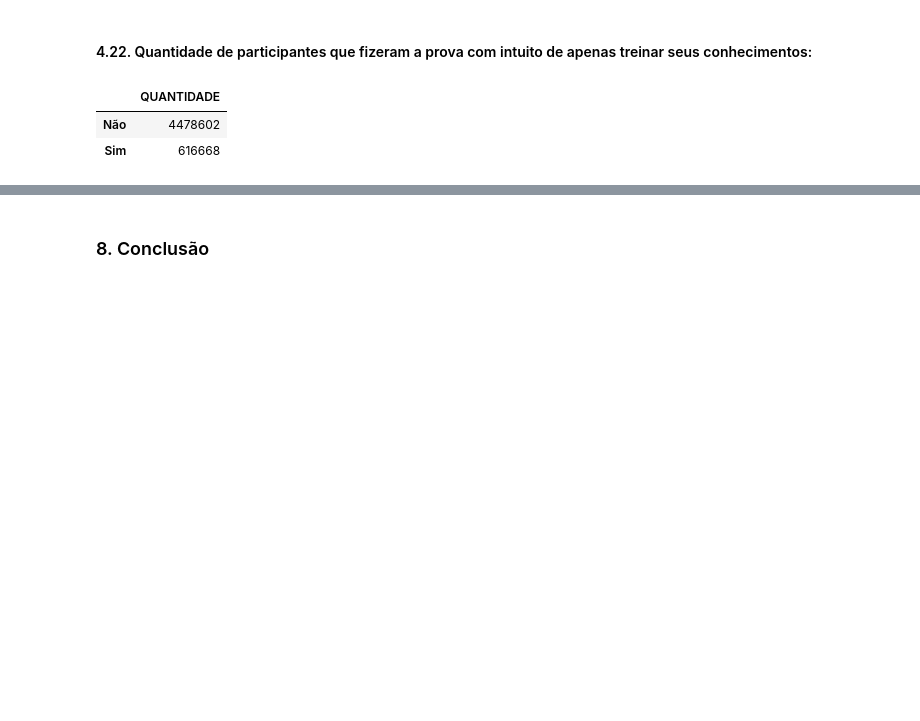
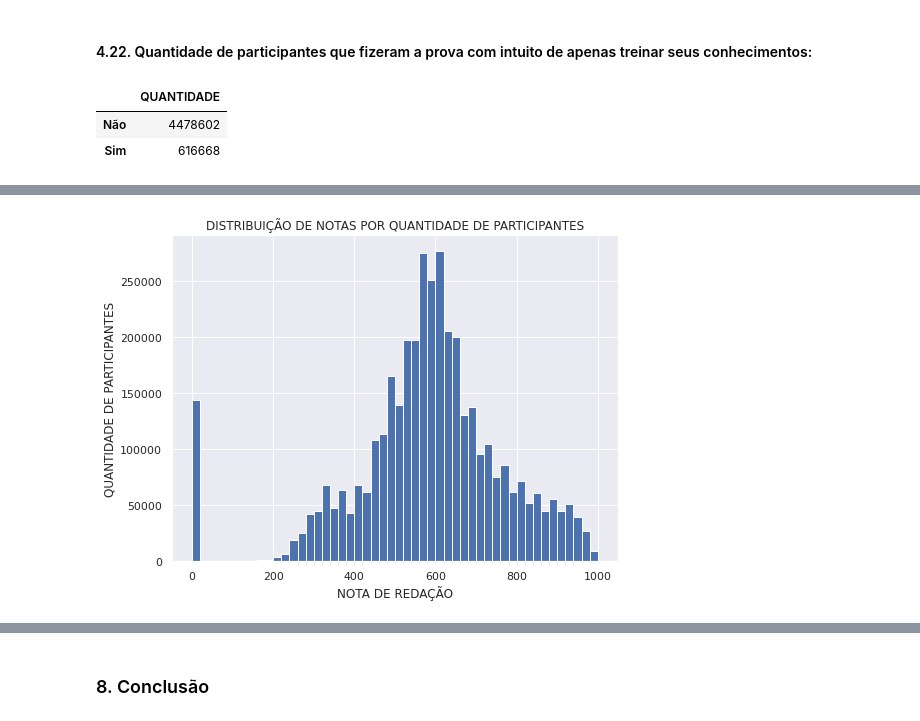
Before and after one commit to joaoo-vittor/analise-microdados-enem-2019, a Jupyter notebook: Insight_MicrodadosEnem.ipynb, the cells around one changed output, grey strips where cells are left out. Cells and saved outputs as stored; diff of their text form; code cells hidden in the pictures; blank space fills up the shorter version.

```diff
--- a/Insight_MicrodadosEnem.ipynb
+++ b/Insight_MicrodadosEnem.ipynb
@@ -721,0 +821,9 @@ plt.show()
+# %%
+plt.subplots(figsize=(8, 6))
+df_prova_obj['NU_NOTA_REDACAO'].hist(bins=50)
+plt.title('DISTRIBUIÇÃO DE NOTAS POR QUANTIDADE DE PARTICIPANTES')
+plt.xlabel('NOTA DE REDAÇÃO')
+plt.ylabel('QUANTIDADE DE PARTICIPANTES')
+plt.show()
+# %% [output]
+[figure, added]
```
Also changed, not shown: parts of 98 cells of this notebook.
